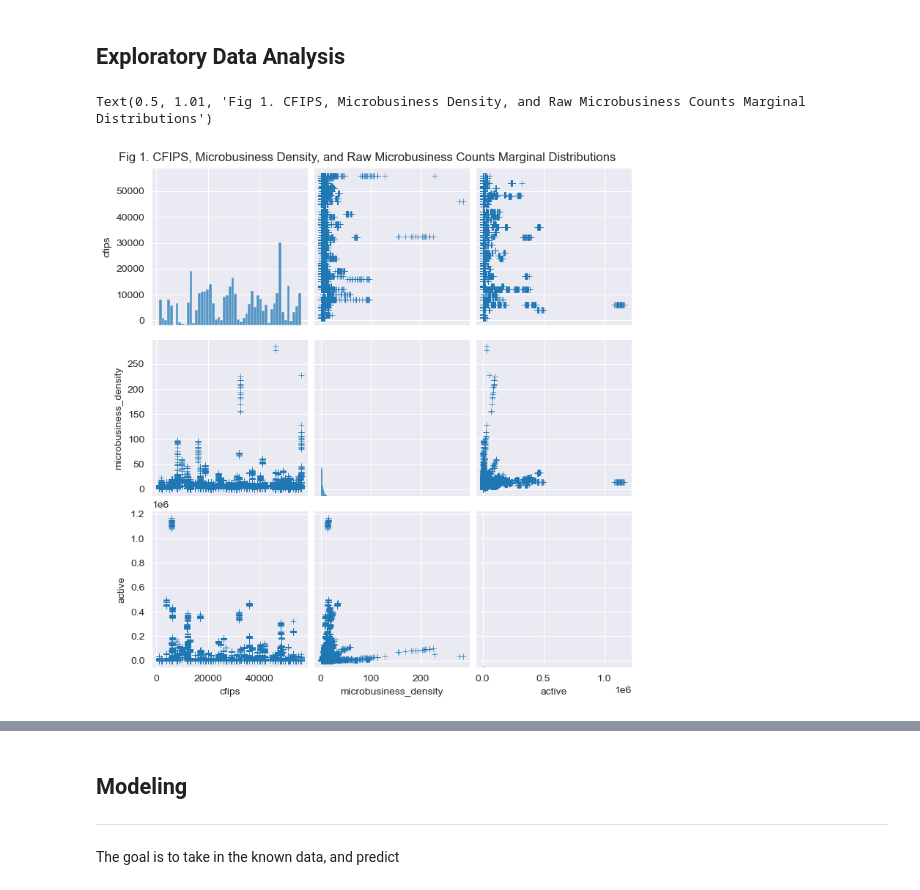
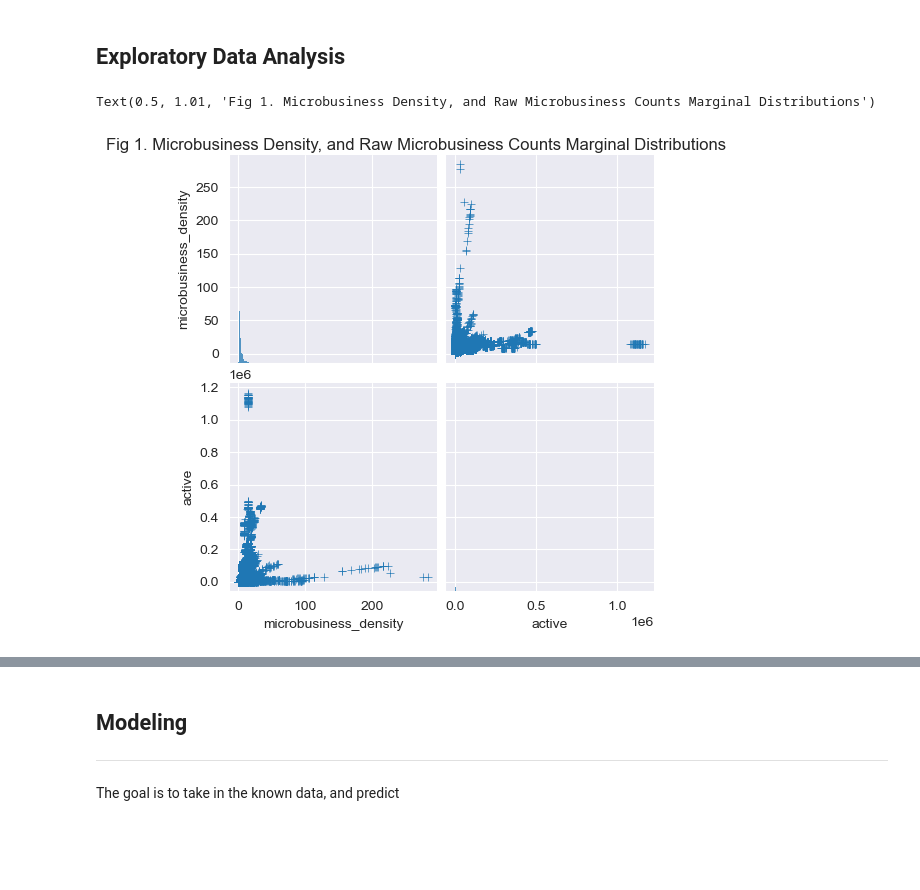
Before and after one commit to outlawhayden/kaggle, a Jupyter notebook: microbusiness/main.ipynb, the cells around one changed output, grey strips where cells are left out. Drawn from its saved outputs; the diff is of its cells as text; code cells hidden in the pictures; blank space fills up the shorter version.

```diff
--- a/microbusiness/main.ipynb
+++ b/microbusiness/main.ipynb
@@ -164,8 +164,8 @@ The data is entirely filled, and contains no missing values to handle in any col
 ## Εxploratory Data Analysis
 # %%
 # Create a few joint marginal distributions using seaborn's pairplot
-train_pairplot = sns.pairplot(train_csv, markers="+")
-train_pairplot.fig.suptitle("Fig 1. CFIPS, Microbusiness Density, and Raw Microbusiness Counts Marginal Distributions", y = 1.01)
+train_pairplot = sns.pairplot(train_csv[["microbusiness_density","active"]], markers="+")
+train_pairplot.fig.suptitle("Fig 1. Microbusiness Density, and Raw Microbusiness Counts Marginal Distributions", y = 1.01)
 # %% [output]
-Text(0.5, 1.01, 'Fig 1. CFIPS, Microbusiness Density, and Raw Microbusiness Counts Marginal Distributions')
+Text(0.5, 1.01, 'Fig 1. Microbusiness Density, and Raw Microbusiness Counts Marginal Distributions')
-[figure, old version]
+[figure, new version]
```
Also changed, not shown: parts of 1 cell of this notebook.
